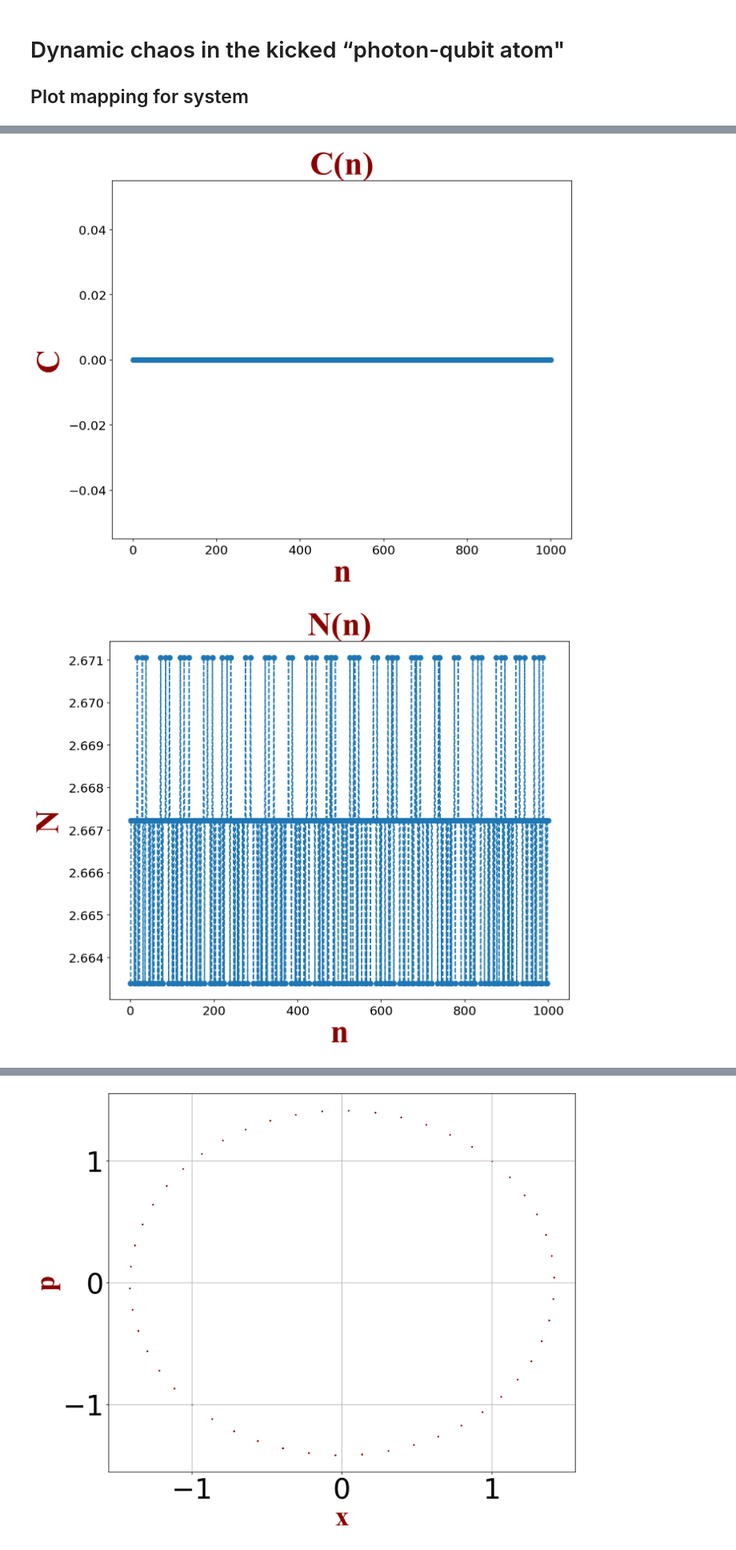
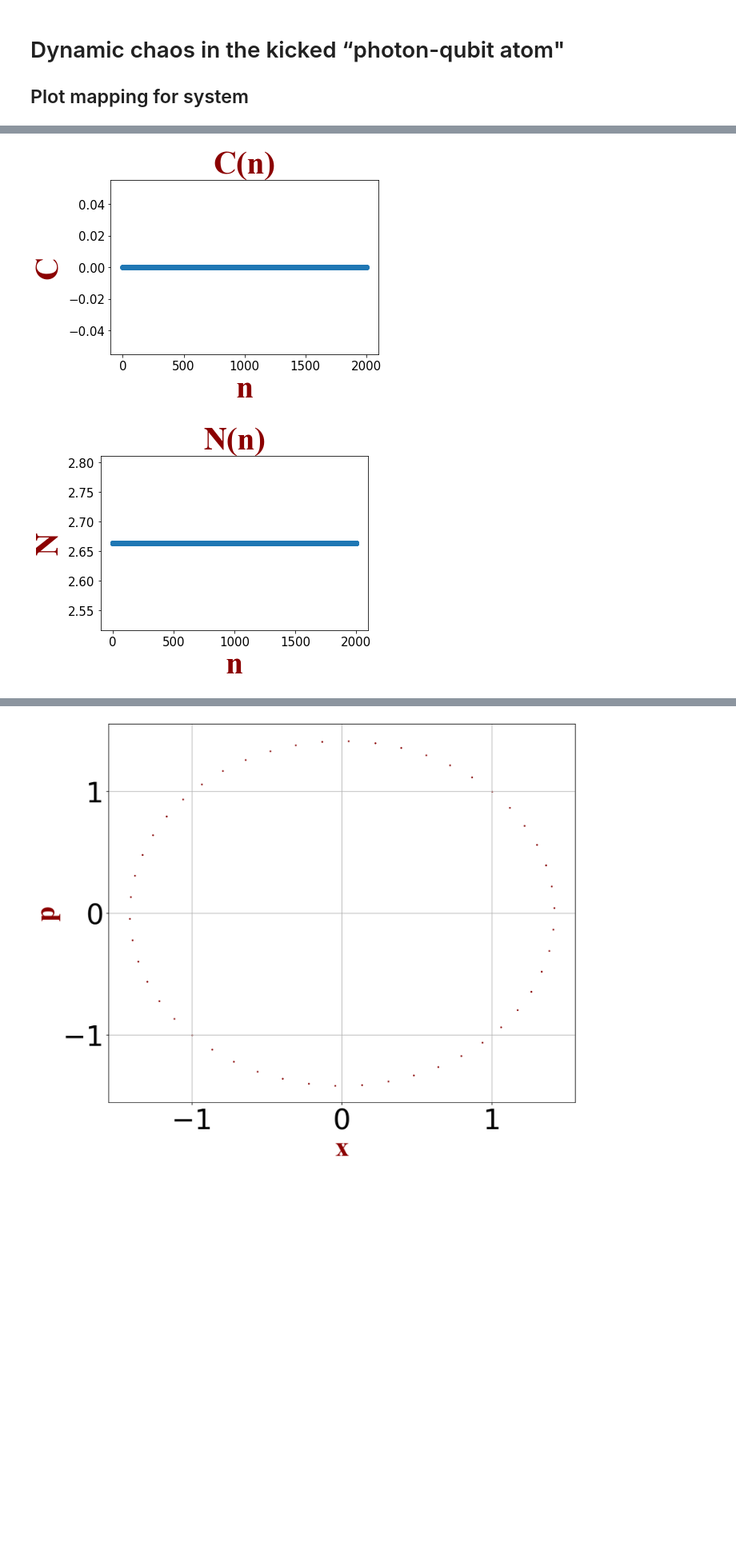
Before and after one commit to propellermint/Dynamic-chaos-in-the-kicked-photon-qubit-atom, a Jupyter notebook: Kicked Qubit.ipynb, the cells around one changed output, grey strips where cells are left out. Shown at 80% size. Saved outputs shown, nothing was run; the diff lists cells and outputs as text; code cells hidden in the pictures; blank space fills up the shorter version.

```diff
--- a/Kicked Qubit.ipynb
+++ b/Kicked Qubit.ipynb
@@ -32,14 +32,15 @@ Tk = 2 * np.pi *r / w  #  period of an external driving force
 T = Tk
 Tq = 2 * Tk           # pulse repetition period
 
-ge = 0.0002              #  coupling parameter
-phi = 2.0               #  external driving force amplitude
+ge = 0.0              #  coupling parameter
+phi = 0.0002               #  external driving force amplitude
 q0 = 1                 #  initial coordinate
 p0 = 1                 #  initial impulse
 u0 = np.sqrt(2/4)   #  initial spinor component U
 v0 = np.sqrt(2j/4)      #  initial spinor component V
 
-n_steps = 1000        #  number of periods
+n_steps = 2000       #  number of periods
+
 print('Tk = ', Tk)
 print('Tq = ', Tq)
 
@@ -111,35 +112,35 @@ Ep = [(1/2) * w + (w / 2 * q**2 + p**2 / w / 2 + 1) * w
       + ge * np.sqrt(w / 2 * q**2 + p**2 / w / 2 + 1) for q, p in zip(Q,P)]
 Em = [(1/2) * w + (w / 2 * q**2 + p**2 / w / 2 + 1) * w
       - ge * np.sqrt(w / 2 * q**2 + p**2 / w / 2 + 1) for q, p in zip(Q,P)]
 
 C = np.round(C, 3)
 N = np.round(N, 3)
 Ep = np.round(Ep, 3)
 
 
-fig = plt.figure(figsize=(10,8), dpi=150)
+#fig = plt.figure(figsize=(10,8), dpi=150)
 plt.plot(np.linalg.det(abs(np.asarray(C))), '--o')
 plt.xlabel('n', fontdict=font)
 plt.ylabel('C', fontdict=font)
 plt.title('C(n)', fontdict=fontTitle)
 plt.show()
 fig.savefig('qubit_C,' + 'r=' + str(r) + ',f0=' + str(phi) + ',ge=' + str(ge) + '.png', dpi=fig.dpi)
 
-fig = plt.figure(figsize=(10,8), dpi=150)
+#fig = plt.figure(figsize=(10,8), dpi=150)
 plt.plot(np.linalg.det(abs(np.asarray(N))), '--o')
 plt.xlabel('n', fontdict=font)
 plt.ylabel('N', fontdict=font)
 plt.title('N(n)', fontdict=fontTitle)
 plt.show()
 fig.savefig('qubit_N,' + 'r=' + str(r) + ',f0=' + str(phi) + ',ge=' + str(ge) + '.png', dpi=fig.dpi)
 
-fig = plt.figure(figsize=(10,8), dpi=150)
+#fig = plt.figure(figsize=(10,8), dpi=150)
 plt.plot(abs(np.asarray(Ep)), '--o')
 plt.xlabel('n', fontdict=font)
 plt.ylabel('E', fontdict=font)
 plt.title('E(n)', fontdict=fontTitle)
 plt.show()
 fig.savefig('qubit_E,' + 'r=' + str(r) + ',f0=' + str(phi) + ',ge=' + str(ge) + '.png', dpi=fig.dpi)
 # %% [output]
-[figure, old version]
+[figure, new version]
-[figure, old version]
+[figure, new version]
```
Also changed, not shown: parts of 20 cells of this notebook, 6 other files.
